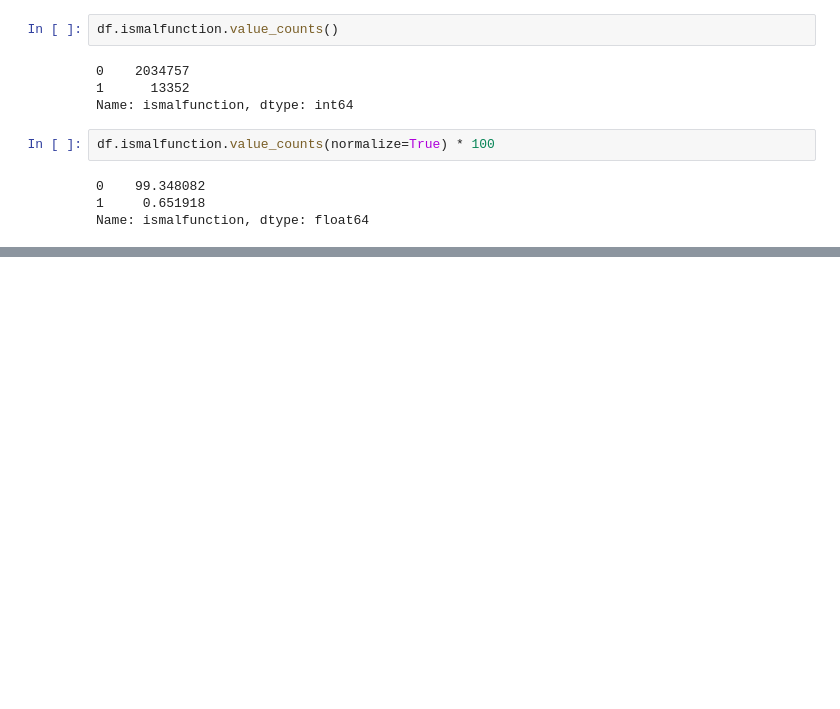
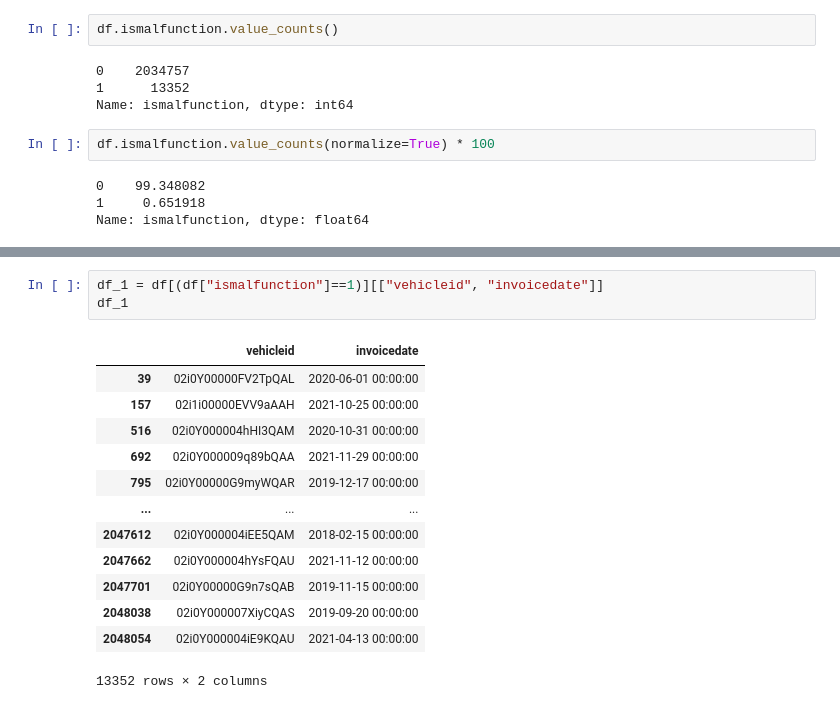
Before and after one commit to KdrDrn/04_PROJECTS, a Jupyter notebook: 29_Borusan_Datathon/Untitled.ipynb, the cells around one changed output, grey strips where cells are left out. Cells and saved outputs as stored; diff of their text form; blank space fills up the shorter version.

```diff
--- a/29_Borusan_Datathon/Untitled.ipynb
+++ b/29_Borusan_Datathon/Untitled.ipynb
@@ -72,0 +220,17 @@ Name: ismalfunction, dtype: float64
+# %%
+df_1 = df[(df["ismalfunction"]==1)][["vehicleid", "invoicedate"]]
+df_1
+# %% [output]
+|  | vehicleid | invoicedate |
+| 39 | 02i0Y00000FV2TpQAL | 2020-06-01 00:00:00 |
+| 157 | 02i1i00000EVV9aAAH | 2021-10-25 00:00:00 |
+| 516 | 02i0Y000004hHI3QAM | 2020-10-31 00:00:00 |
+| 692 | 02i0Y000009q89bQAA | 2021-11-29 00:00:00 |
+| 795 | 02i0Y00000G9myWQAR | 2019-12-17 00:00:00 |
+| ... | ... | ... |
+| 2047612 | 02i0Y000004iEE5QAM | 2018-02-15 00:00:00 |
+| 2047662 | 02i0Y000004hYsFQAU | 2021-11-12 00:00:00 |
+| 2047701 | 02i0Y00000G9n7sQAB | 2019-11-15 00:00:00 |
+| 2048038 | 02i0Y000007XiyCQAS | 2019-09-20 00:00:00 |
+| 2048054 | 02i0Y000004iE9KQAU | 2021-04-13 00:00:00 |
+13352 rows × 2 columns
```
Also changed, not shown: parts of 16 cells of this notebook.
